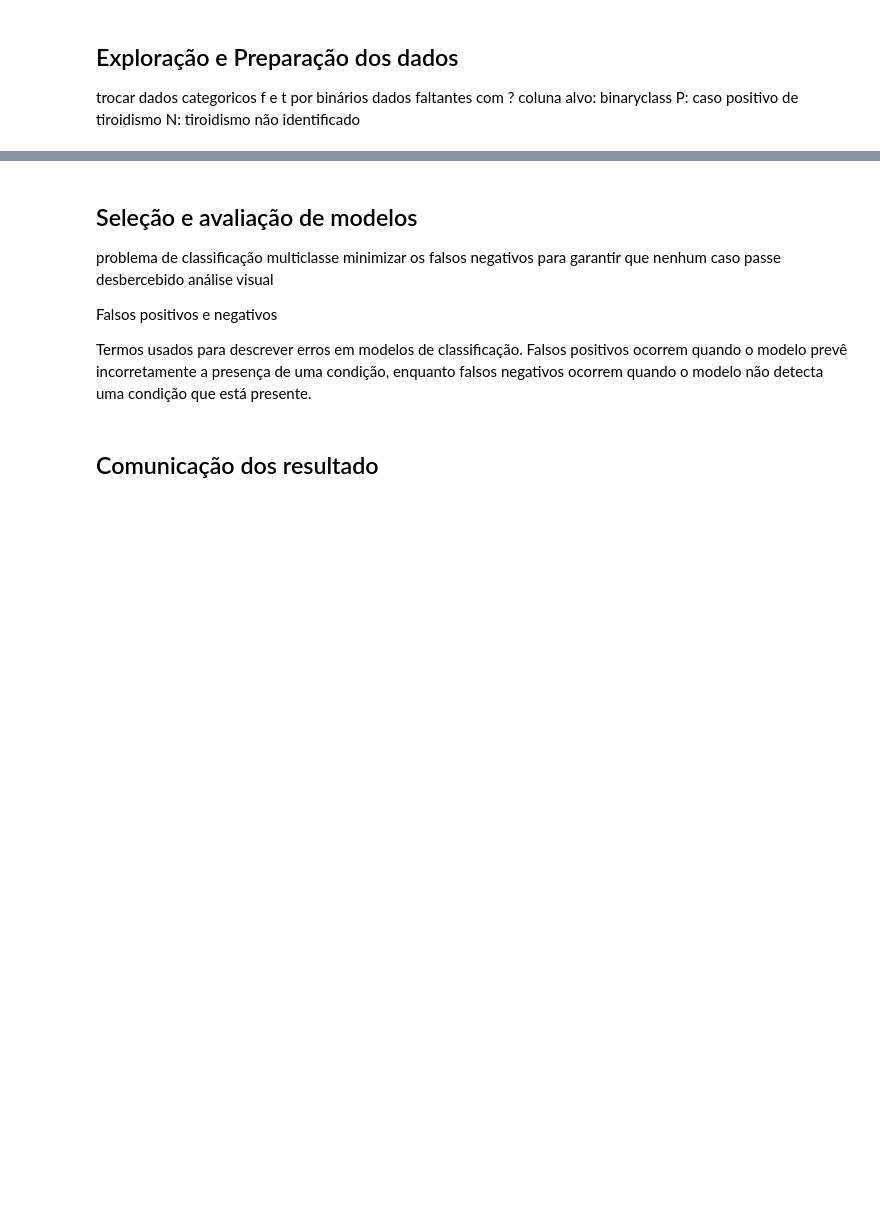
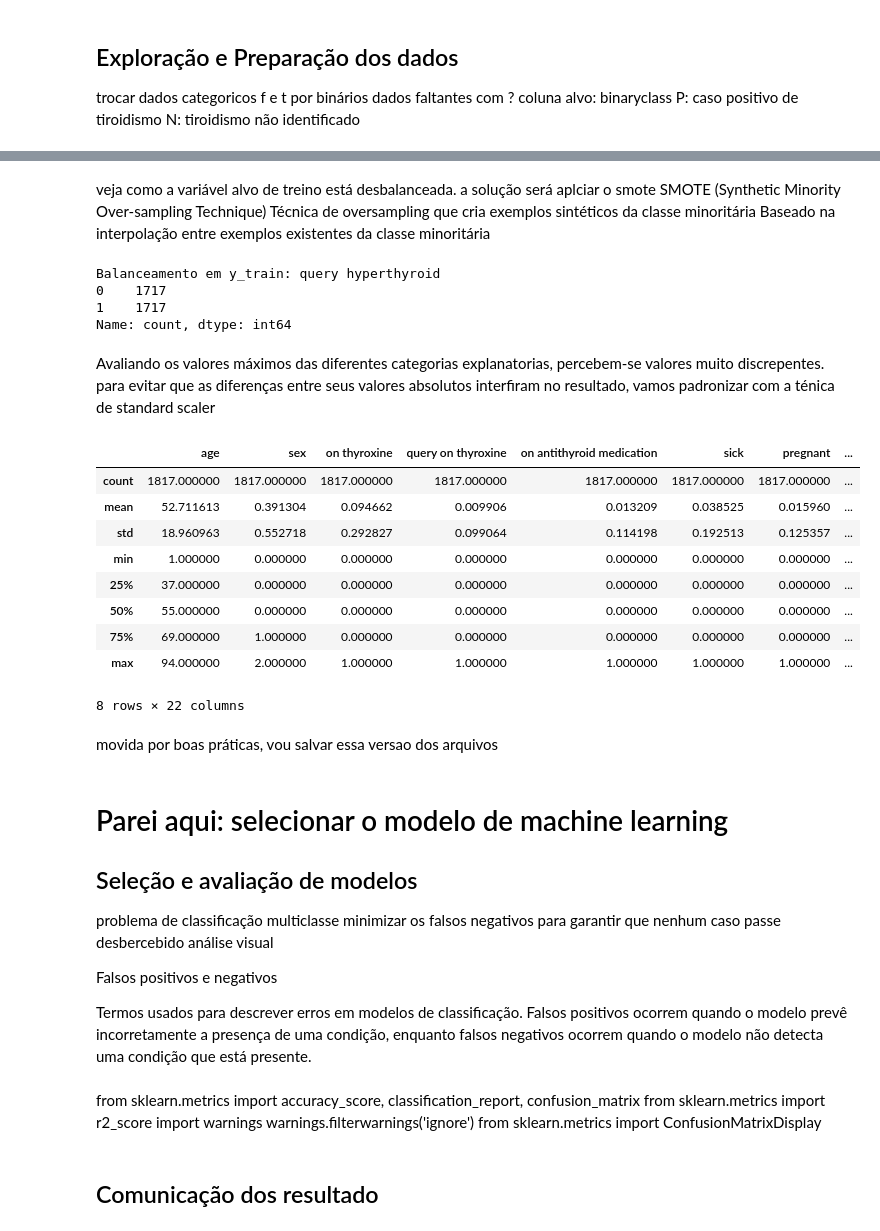
Before and after one commit to marinappdf/projetos-EBAC, a Jupyter notebook: Projeto Final/pred-hipertiroidismo.ipynb, the cells around one changed output, grey strips where cells are left out. Cells and saved outputs as stored; diff of their text form; code cells hidden in the pictures; blank space fills up the shorter version.

```diff
--- a/Projeto Final/pred-hipertiroidismo.ipynb
+++ b/Projeto Final/pred-hipertiroidismo.ipynb
@@ -35,0 +323,3 @@ print(data.isnull().sum())
+# %%
+for i in column_letters:
+    print(f'{i}: {data[i].unique()}')
@@ -35,0 +344,8 @@ print(data.isnull().sum())
+# %%
+data = data.drop(['TSH measured', 'T3 measured', 'TT4 measured', 'T4U measured', 'FTI measured', 'TBG measured'], axis = 1)
+column_letters.remove('TSH measured')
+column_letters.remove('T3 measured')
+column_letters.remove('TT4 measured')
+column_letters.remove('T4U measured')
+column_letters.remove('FTI measured')
+column_letters.remove('TBG measured')
@@ -35,0 +354,20 @@ print(data.isnull().sum())
+# %%
+for i in column_letters:
+        data[i] = data[i].replace('t', 1)
+        data[i] = data[i].replace('f', 0)
+
+        data[i] = data[i].replace('M', 1)
+        data[i] = data[i].replace('F', 0)
+        data[i] = data[i].replace('?', 2)
+
+        data[i] = data[i].replace('P', 1)
+        data[i] = data[i].replace('N', 0)
+
+        data[i] = data[i].replace('other', 0)
+        data[i] = data[i].replace('STMW', 1)
+        data[i] = data[i].replace('SVHC', 2)
+        data[i] = data[i].replace('SVHD', 3)
+        data[i] = data[i].replace('SVI', 4)
+
+for i in column_letters:
+    print(f'{i}: {data[i].unique()}')
@@ -35,0 +439,4 @@ print(data.isnull().sum())
+# %%
+x = data.drop('query hyperthyroid', axis = 1)
+y = data['query hyperthyroid']
+x_train, x_test, y_train, y_test = train_test_split(x, y, test_size=0.3, random_state=42)
@@ -35,0 +445,30 @@ print(data.isnull().sum())
+# %% [markdown]
+veja como a variável alvo de treino está desbalanceada. a solução será aplciar o smote
+SMOTE (Synthetic Minority Over-sampling Technique)
+ Técnica de oversampling que cria exemplos sintéticos da classe minoritária
+ Baseado na interpolação entre exemplos existentes da classe minoritária
+# %%
+smote = SMOTE(random_state=42)
+x_train_balanced, y_train_balanced = smote.fit_resample(x_train, y_train)
+train_balance = y_train_balanced.value_counts()
+print(f'Balanceamento em y_train: {train_balance}')
+# %% [output]
+Balanceamento em y_train: query hyperthyroid
+0    1717
+1    1717
+Name: count, dtype: int64
+# %% [markdown]
+Avaliando os valores máximos das diferentes categorias explanatorias, percebem-se valores muito discrepentes. para evitar que as diferenças entre seus valores absolutos interfiram no resultado, vamos padronizar com a ténica de standard scaler
+# %%
+x_train.describe()
+# %% [output]
+|  | age | sex | on thyroxine | query on thyroxine | on antithyroid medication | sick | pregnant | ... |
+| count | 1817.000000 | 1817.000000 | 1817.000000 | 1817.000000 | 1817.000000 | 1817.000000 | 1817.000000 | ... |
+| mean | 52.711613 | 0.391304 | 0.094662 | 0.009906 | 0.013209 | 0.038525 | 0.015960 | ... |
+| std | 18.960963 | 0.552718 | 0.292827 | 0.099064 | 0.114198 | 0.192513 | 0.125357 | ... |
+| min | 1.000000 | 0.000000 | 0.000000 | 0.000000 | 0.000000 | 0.000000 | 0.000000 | ... |
+| 25% | 37.000000 | 0.000000 | 0.000000 | 0.000000 | 0.000000 | 0.000000 | 0.000000 | ... |
+| 50% | 55.000000 | 0.000000 | 0.000000 | 0.000000 | 0.000000 | 0.000000 | 0.000000 | ... |
+| 75% | 69.000000 | 1.000000 | 0.000000 | 0.000000 | 0.000000 | 0.000000 | 0.000000 | ... |
+| max | 94.000000 | 2.000000 | 1.000000 | 1.000000 | 1.000000 | 1.000000 | 1.000000 | ... |
+8 rows × 22 columns
@@ -35,0 +479,2 @@ print(data.isnull().sum())
+# %% [markdown]
+movida por boas práticas, vou salvar essa versao dos arquivos
@@ -36,5 +486,5 @@ print(data.isnull().sum())
 # %% [markdown]
-
+# Parei aqui: selecionar o modelo de machine learning
 ## Seleção e avaliação de modelos
 
 problema de classificação multiclasse
@@ -44,6 +494,12 @@ análise visual
 Falsos positivos e negativos
 
 Termos usados para descrever erros em modelos de classificação. Falsos positivos ocorrem quando o modelo prevê incorretamente a presença de uma condição, enquanto falsos negativos ocorrem quando o modelo não detecta uma condição que está presente.
+# %% [markdown]
+from sklearn.metrics import accuracy_score, classification_report, confusion_matrix
+from sklearn.metrics import r2_score
+import warnings
+warnings.filterwarnings('ignore')
+from sklearn.metrics import ConfusionMatrixDisplay
 # %% [markdown]
 
 ## Comunicação dos resultado
```
Also changed, not shown: parts of 38 cells of this notebook, 5 other files.
